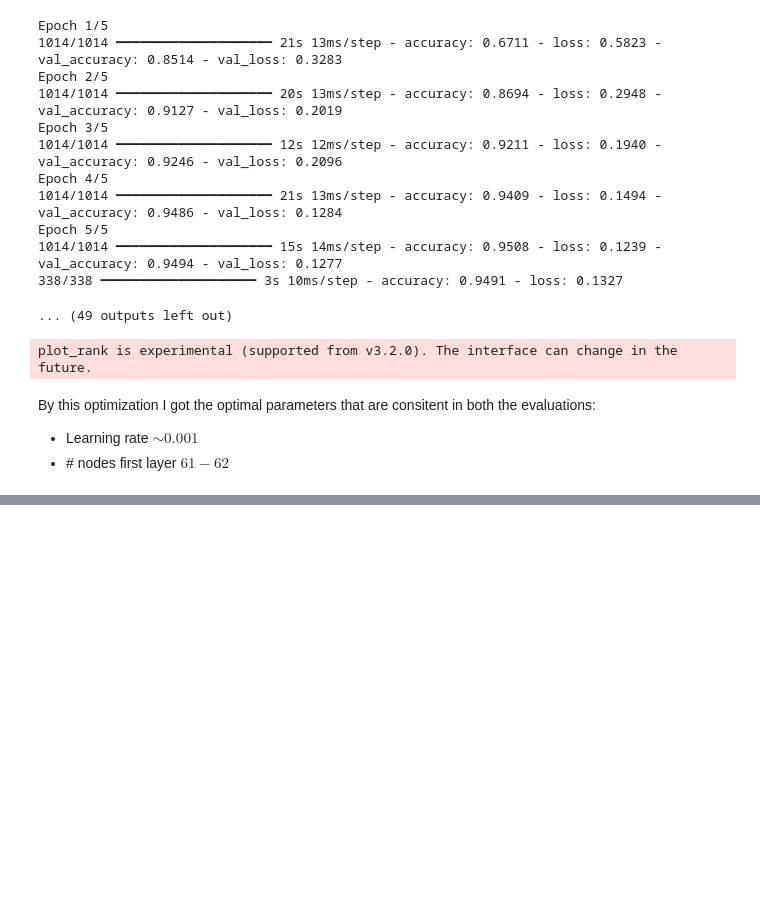
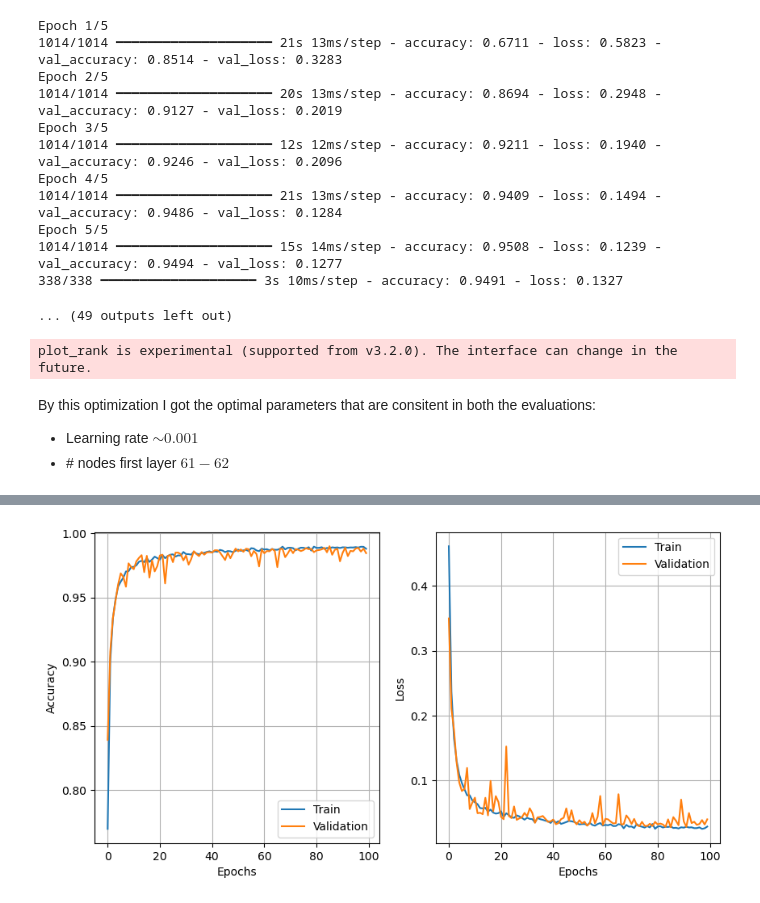
Before and after one commit to sergio-egm/Deep-Learning, a Jupyter notebook: Project/analize.ipynb, the cells around one changed output, grey strips where cells are left out. Drawn from its saved outputs; the diff is of its cells as text; code cells hidden in the pictures; blank space fills up the shorter version.

Commit message:
Using optimized DNN

```diff
--- a/Project/analize.ipynb
+++ b/Project/analize.ipynb
@@ -442,0 +447,15 @@ By this optimization I got the optimal parameters that are consitent in both the
+# %%
+# Using values directly to not run some of the previous code
+lr  = 0.001
+ino = 61
+
+model = create_model(ino)
+
+optimizer = keras.optimizers.Adam(learning_rate = lr)
+
+model.compile(
+    optimizer = optimizer ,
+    loss      = keras.losses.SparseCategoricalCrossentropy() ,
+    metrics   = ['accuracy']
+)
+model.summary()
@@ -442,0 +484,4 @@ By this optimization I got the optimal parameters that are consitent in both the
+# %%
+history = model.fit(df_division['train'][0].to_numpy() , df_division['train'][1].to_numpy() ,
+                    validation_data = (df_division['val'][0].to_numpy() , df_division['val'][1].to_numpy()) ,
+                    epochs = 100)
@@ -442,0 +506,28 @@ By this optimization I got the optimal parameters that are consitent in both the
+# %%
+plt.figure(figsize = (10 , 5))
+
+plt.subplot(1 , 2 , 1)
+
+plt.plot(history.history['accuracy']     , label = 'Train')
+plt.plot(history.history['val_accuracy'] , label = 'Validation')
+
+plt.legend()
+plt.grid()
+
+plt.xlabel('Epochs')
+plt.ylabel('Accuracy')
+
+plt.subplot(1 , 2 , 2)
+
+plt.plot(history.history['loss']     , label = 'Train')
+plt.plot(history.history['val_loss'] , label = 'Validation')
+
+plt.legend()
+plt.grid()
+
+plt.xlabel('Epochs')
+plt.ylabel('Loss')
+
+plt.show()
+# %% [output]
+[figure, added]
```
Also changed, not shown: parts of 6 cells of this notebook.
